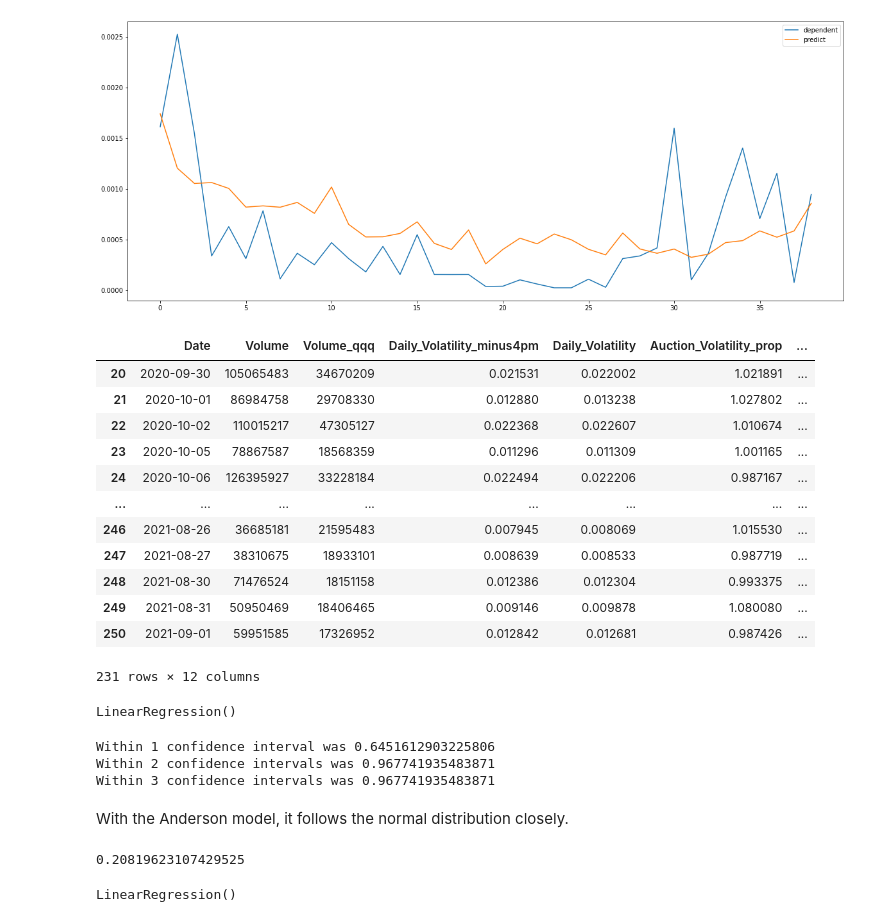
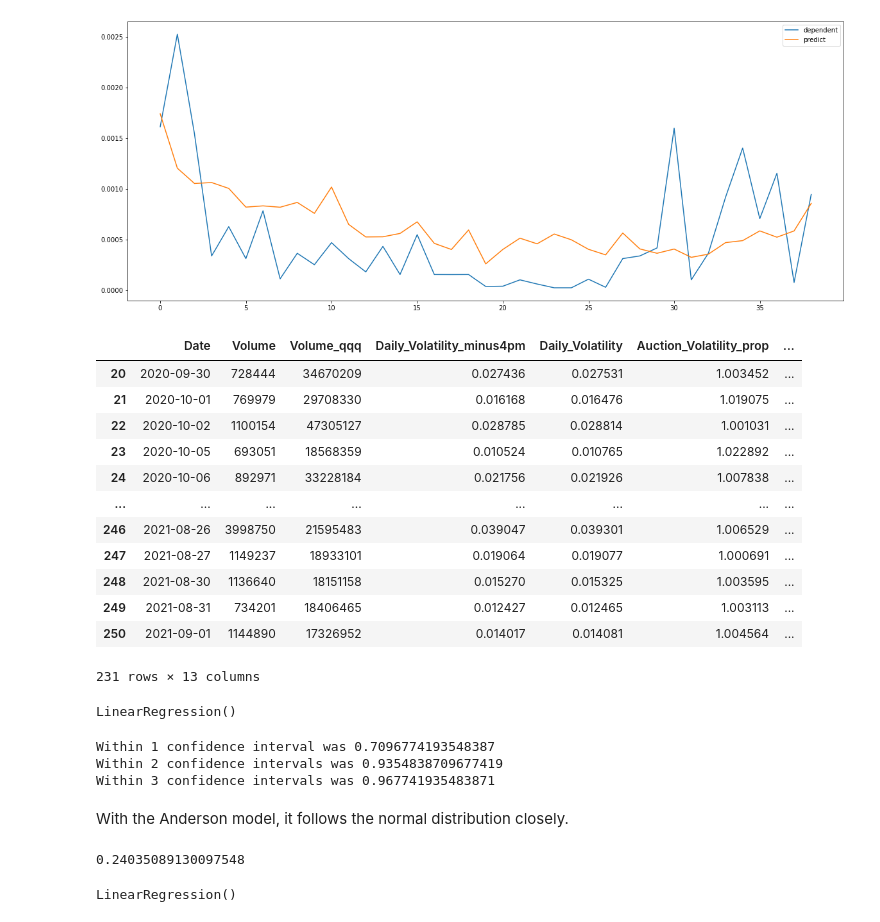
Before and after one commit to matthew-lim/Vanguard-Volatility-Project, a Jupyter notebook: Report 2 - V2.ipynb, the cells around one changed output. Saved outputs shown, nothing was run; the diff lists cells and outputs as text; code cells hidden in the pictures.

Commit message:
Adding beta and other minor changes

```diff
--- a/Report 2 - V2.ipynb
+++ b/Report 2 - V2.ipynb
@@ -11,7 +11,7 @@ from scipy.optimize import least_squares, minimize
 # %%
 # Trade data
 
-stock_name = 'AAPL.O'
+stock_name = 'SPLK.O'
 
 df = pd.read_csv('NSQ_OneYear100test_Sept21.csv',
                    usecols=['Local_Date_Time','RIC','Open','High','Low','Close','VWAP','NumberOfTrades','Volume'],
@@ -73,6 +73,7 @@ See the caveats in the documentation: https://pandas.pydata.org/pandas-docs/stab
 dates = apple['Date'].unique()
 daily_volatility = []
 daily_volatility_minus4pm = []
+daily_return = []
 avg_20day_volatility = []
 stocks = []
 dates_final = []
@@ -97,6 +98,7 @@ for date in dates:
     apple_today_10min['log_returns'] = abs(np.log(apple_today_10min['Close']/apple_today_10min['Open'])) # alternate volatility formula
 #     apple_today_10min['Volatility'] = np.sqrt(0.5*np.square(np.log(apple_today_10min['High']/apple_today_10min['Low'])) - (2*np.log(2)-1) * np.square(np.log(apple_today_10min['Close']/apple_today_10min['Open'])))
     volatility_today = apple_today_10min['log_returns'].values
+    return_today = (apple_today_10min['Close']/apple_today_10min['Open']).values
 
     if len(volatility_today) != 39: # Skip if there are fewer than 390 minutes of trading data
         continue
@@ -112,12 +114,13 @@ for date in dates:
 
     # Average daily volatility (later used for 20 day moving average)
     daily_volatility.append(np.sqrt(39)*np.sqrt(np.mean(np.square(apple_today_10min['log_returns'].values))))
-    daily_volatility_minus4pm.append(np.sqrt(39)*np.sqrt(np.mean(np.square(apple_today_10min['log_returns'].values[:-1]))))
+    daily_volatility_minus4pm.append(np.sqrt(38)*np.sqrt(np.mean(np.square(apple_today_10min['log_returns'].values[:-1]))))
+    daily_return.append(return_today)
 
     # Total volume for each complete trade day between 930 and 1550
     volumes.append(sum(apple_today_10min[:-1]['Volume']))
 
-
+daily_return = np.array(daily_return)
 volatility_df = pd.DataFrame({'Date':dates_final, 'daily_volatility': daily_volatility, 'daily_volatility_minus4pm': daily_volatility_minus4pm})
 volatility_df['diff'] = volatility_df['daily_volatility']-volatility_df['daily_volatility_minus4pm']
 volatility_df['volatility_ewma20'] = volatility_df['daily_volatility'].ewm(span=20).mean()
@@ -131,6 +134,7 @@ avg_20day_volatility = np.array(volatility_df['volatility_ewma20'][20:]) # Sigma
 
 dates_qqq = qqq['Date'].unique()
 daily_volatility_qqq = []
+daily_return_qqq = []
 avg_20day_volatility_qqq = []
 stocks_qqq = []
 dates_final_qqq = []
@@ -156,6 +160,7 @@ for date in dates_qqq:
     qqq_today_10min['log_returns'] = abs(np.log(qqq_today_10min['Close']/qqq_today_10min['Open'])) # alternate volatility formula
 #     qqq_today_10min['Volatility'] = np.sqrt(0.5*np.square(np.log(qqq_today_10min['High']/qqq_today_10min['Low'])) - (2*np.log(2)-1) * np.square(np.log(qqq_today_10min['Close']/qqq_today_10min['Open'])))
     volatility_today_qqq = qqq_today_10min['log_returns'].values
+    return_today_qqq = (qqq_today_10min['Close']/qqq_today_10min['Open']).values
 
     if len(volatility_today_qqq) != 39: # Skip if there are fewer than 390 minutes of trading data
         continue
@@ -171,10 +176,12 @@ for date in dates_qqq:
 
     # Average daily volatility (later used for 20 day moving average)
     daily_volatility_qqq.append(np.sqrt(39)*np.sqrt(np.mean(np.square(qqq_today_10min['log_returns'].values))))
+    daily_return_qqq.append(return_today_qqq)
 
     # Total volume for each complete trade day between 930 and 1550
     volumes_qqq.append(sum(qqq_today_10min[:-1]['Volume']))
 
+daily_return_qqq = np.array(daily_return_qqq)
 volatility_df_qqq = pd.DataFrame({'Date':dates_final_qqq, 'daily_volatility': daily_volatility_qqq})
 volatility_df_qqq['volatility_ewma20'] = volatility_df_qqq['daily_volatility'].ewm(span=20).mean()
 
@@ -182,6 +189,14 @@ stocks_qqq = stocks_qqq[20:]
 stocks_qqq = np.vstack(stocks_qqq).T # Training data for Anderson model
 avg_20day_volatility_raw_qqq = np.array(volatility_df_qqq['volatility_ewma20'])
 avg_20day_volatility_qqq = np.array(volatility_df_qqq['volatility_ewma20'][20:]) # Sigma_t input for Anderson model
+# %%
+# Calculating beta for the stock
+daily_beta = []
+
+for i in range(251):
+    today_corr = np.corrcoef(daily_return[i][:-1], daily_return_qqq[i][:-1])[1][0]
+    today_beta = today_corr * np.sqrt(np.var(daily_return[i])) / np.sqrt(np.var(daily_return_qqq[i]))
+    daily_beta.append(today_beta)
 # %%
 class FlexibleFourierRegression():
     '''
@@ -421,46 +436,47 @@ results_qqq = np.array(results_qqq)
 final_df = pd.DataFrame({
     'Date': dates_final,
     'Volume': volumes,
     'Volume_qqq': volumes_qqq,
 
     'Daily_Volatility_minus4pm': volatility_df['daily_volatility_minus4pm'],
     'Daily_Volatility': volatility_df['daily_volatility'],
     'Auction_Volatility_prop': volatility_df['daily_volatility']/volatility_df['daily_volatility_minus4pm'],
 
     'Avg20_Volatility': avg_20day_volatility_raw,
     'Avg20_Volatility_qqq': avg_20day_volatility_raw_qqq,
+    'Beta': daily_beta,
     'Anderson': results,
     'Anderson_qqq': results_qqq,
     'Auction_Log_Returns': auction_log_returns
 })
 
 # daily_volatility_minus4pm.append(np.sqrt(39)*np.sqrt(np.mean(np.square(apple_today_10min['log_returns'].values[:-1]))))
 
 for i in range(1, len(final_df)):
 
     # Predict today's "Daily_Volatility" based on yesterday's ratio and today's volatility before 4pm
     today_step1 = final_df.loc[i, 'Daily_Volatility_minus4pm']*final_df.loc[i-1, 'Auction_Volatility_prop']
     today_step2 = (today_step1/np.sqrt(39))**2
-    int_step = (final_df.loc[i, 'Daily_Volatility_minus4pm']/np.sqrt(39))**2
+    int_step = (final_df.loc[i, 'Daily_Volatility_minus4pm']/np.sqrt(38))**2
     today_step3 = np.sqrt(max(0, today_step2*39-int_step*38))
     final_df.loc[i, 'Auction_Volatility_pred'] = today_step3
 
 final_df = final_df[final_df['Anderson'] > -float('inf')]
 final_df
 # %% [output]
 |  | Date | Volume | Volume_qqq | Daily_Volatility_minus4pm | Daily_Volatility | Auction_Volatility_prop | ... |
-| 20 | 2020-09-30 | 105065483 | 34670209 | 0.021531 | 0.022002 | 1.021891 | ... |
-| 21 | 2020-10-01 | 86984758 | 29708330 | 0.012880 | 0.013238 | 1.027802 | ... |
-| 22 | 2020-10-02 | 110015217 | 47305127 | 0.022368 | 0.022607 | 1.010674 | ... |
-| 23 | 2020-10-05 | 78867587 | 18568359 | 0.011296 | 0.011309 | 1.001165 | ... |
-| 24 | 2020-10-06 | 126395927 | 33228184 | 0.022494 | 0.022206 | 0.987167 | ... |
+| 20 | 2020-09-30 | 728444 | 34670209 | 0.027436 | 0.027531 | 1.003452 | ... |
+| 21 | 2020-10-01 | 769979 | 29708330 | 0.016168 | 0.016476 | 1.019075 | ... |
+| 22 | 2020-10-02 | 1100154 | 47305127 | 0.028785 | 0.028814 | 1.001031 | ... |
+| 23 | 2020-10-05 | 693051 | 18568359 | 0.010524 | 0.010765 | 1.022892 | ... |
+| 24 | 2020-10-06 | 892971 | 33228184 | 0.021756 | 0.021926 | 1.007838 | ... |
 | ... | ... | ... | ... | ... | ... | ... | ... |
-| 246 | 2021-08-26 | 36685181 | 21595483 | 0.007945 | 0.008069 | 1.015530 | ... |
-| 247 | 2021-08-27 | 38310675 | 18933101 | 0.008639 | 0.008533 | 0.987719 | ... |
-| 248 | 2021-08-30 | 71476524 | 18151158 | 0.012386 | 0.012304 | 0.993375 | ... |
-| 249 | 2021-08-31 | 50950469 | 18406465 | 0.009146 | 0.009878 | 1.080080 | ... |
-| 250 | 2021-09-01 | 59951585 | 17326952 | 0.012842 | 0.012681 | 0.987426 | ... |
+| 246 | 2021-08-26 | 3998750 | 21595483 | 0.039047 | 0.039301 | 1.006529 | ... |
+| 247 | 2021-08-27 | 1149237 | 18933101 | 0.019064 | 0.019077 | 1.000691 | ... |
+| 248 | 2021-08-30 | 1136640 | 18151158 | 0.015270 | 0.015325 | 1.003595 | ... |
+| 249 | 2021-08-31 | 734201 | 18406465 | 0.012427 | 0.012465 | 1.003113 | ... |
+| 250 | 2021-09-01 | 1144890 | 17326952 | 0.014017 | 0.014081 | 1.004564 | ... |
-231 rows × 12 columns
+231 rows × 13 columns
 # %%
 ####################################
 # Linear Model with Anderson
@@ -497,15 +513,15 @@ print('Within 1 confidence interval was', merged2[merged2['Within_1Interval'] ==
 print('Within 2 confidence intervals was', merged2[merged2['Within_2Interval'] == True].shape[0] / merged2.shape[0])
 print('Within 3 confidence intervals was', merged2[merged2['Within_3Interval'] == True].shape[0] / merged2.shape[0])
 # %% [output]
-Within 1 confidence interval was 0.6451612903225806
-Within 2 confidence intervals was 0.967741935483871
+Within 1 confidence interval was 0.7096774193548387
+Within 2 confidence intervals was 0.9354838709677419
 Within 3 confidence intervals was 0.967741935483871
 # %% [markdown]
 With the Anderson model, it follows the normal distribution closely.
 # %%
 np.mean(merged2['Predicted_Variance']) # narrower than not using Anderson
 # %% [output]
-0.20819623107429525
+0.24035089130097548
 # %%
 ####################################
 # Linear Model with Anderson QQQ
```
Also changed, not shown: parts of 16 cells of this notebook.
